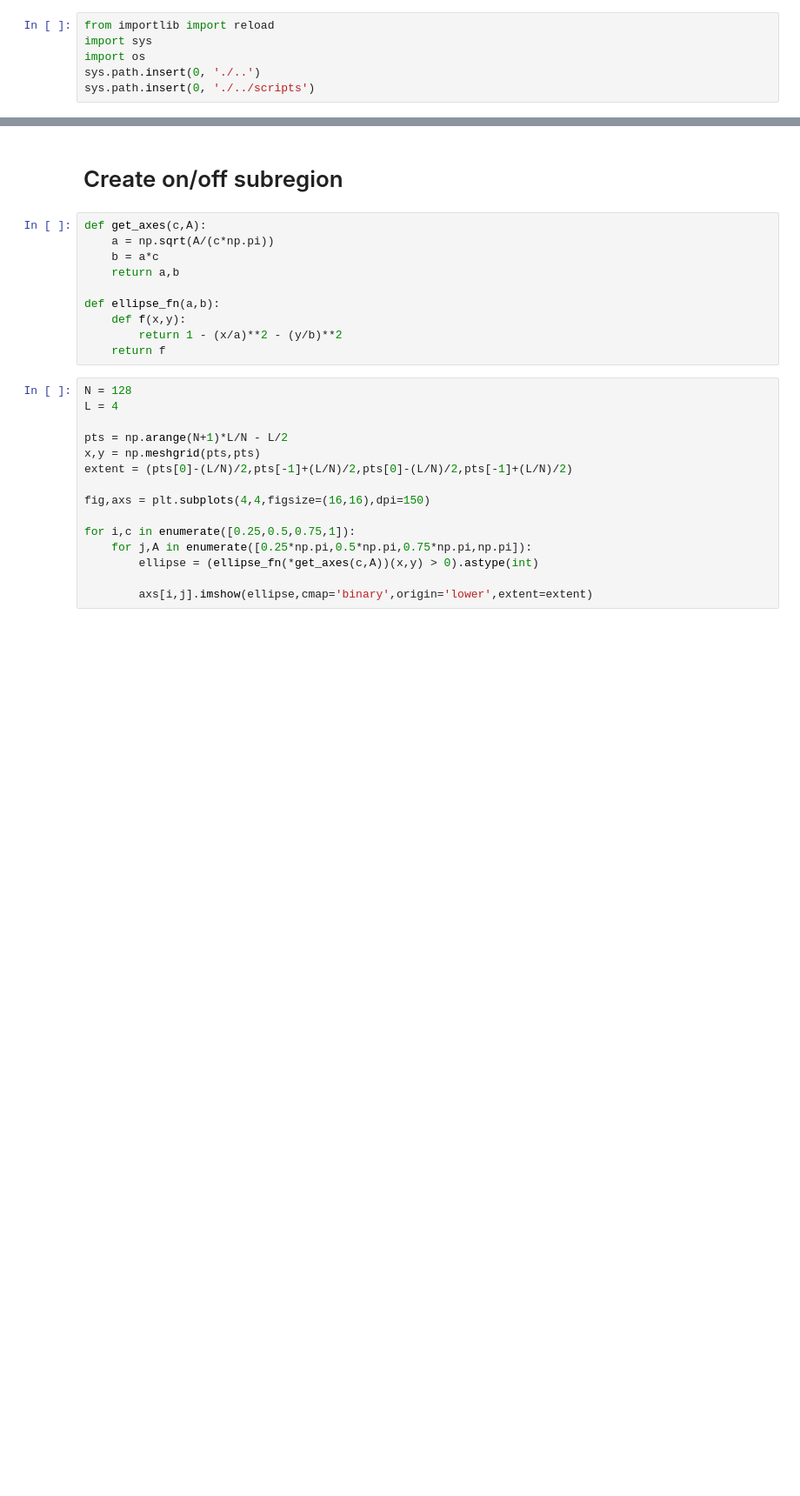
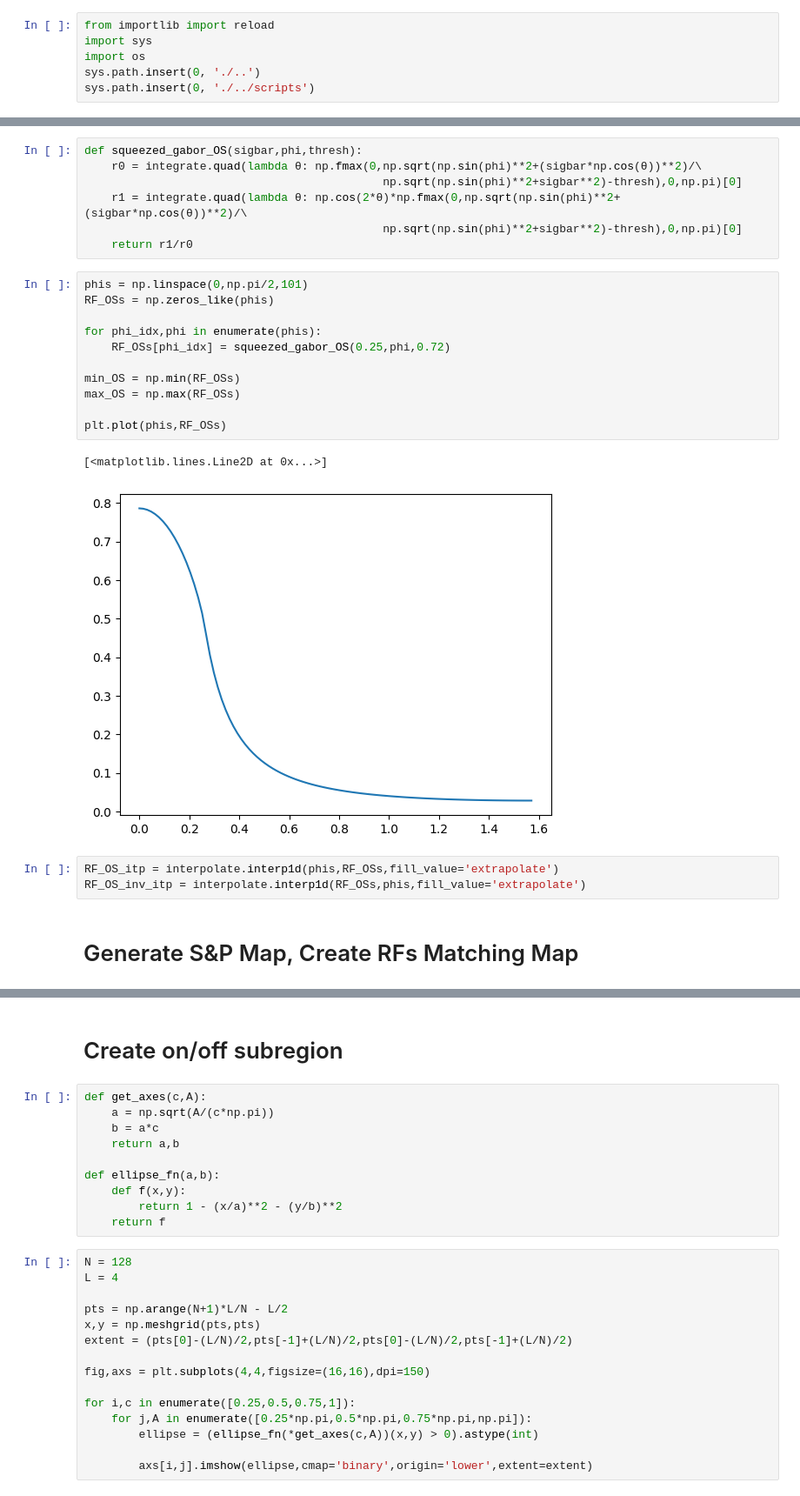
Before and after one commit to AddingAddict/OrientationSSB, a Jupyter notebook: notebooks/tuan_build_L4_RFs.ipynb, the cells around one changed output, grey strips where cells are left out. Shown at 87% size. Cells and saved outputs as stored; diff of their text form; blank space fills up the shorter version.

```diff
--- a/notebooks/tuan_build_L4_RFs.ipynb
+++ b/notebooks/tuan_build_L4_RFs.ipynb
@@ -32,0 +58,26 @@ Please install GPU version of TF
+# %%
+def squeezed_gabor_OS(sigbar,phi,thresh):
+    r0 = integrate.quad(lambda θ: np.fmax(0,np.sqrt(np.sin(phi)**2+(sigbar*np.cos(θ))**2)/\
+                                            np.sqrt(np.sin(phi)**2+sigbar**2)-thresh),0,np.pi)[0]
+    r1 = integrate.quad(lambda θ: np.cos(2*θ)*np.fmax(0,np.sqrt(np.sin(phi)**2+(sigbar*np.cos(θ))**2)/\
+                                            np.sqrt(np.sin(phi)**2+sigbar**2)-thresh),0,np.pi)[0]
+    return r1/r0
+# %%
+phis = np.linspace(0,np.pi/2,101)
+RF_OSs = np.zeros_like(phis)
+
+for phi_idx,phi in enumerate(phis):
+    RF_OSs[phi_idx] = squeezed_gabor_OS(0.25,phi,0.72)
+
+min_OS = np.min(RF_OSs)
+max_OS = np.max(RF_OSs)
+
+plt.plot(phis,RF_OSs)
+# %% [output]
+[<matplotlib.lines.Line2D at 0x...>]
+[figure, added]
+# %%
+RF_OS_itp = interpolate.interp1d(phis,RF_OSs,fill_value='extrapolate')
+RF_OS_inv_itp = interpolate.interp1d(RF_OSs,phis,fill_value='extrapolate')
+# %% [markdown]
+# Generate S&P Map, Create RFs Matching Map
```
Also changed, not shown: parts of 35 cells of this notebook, 2 other files.
